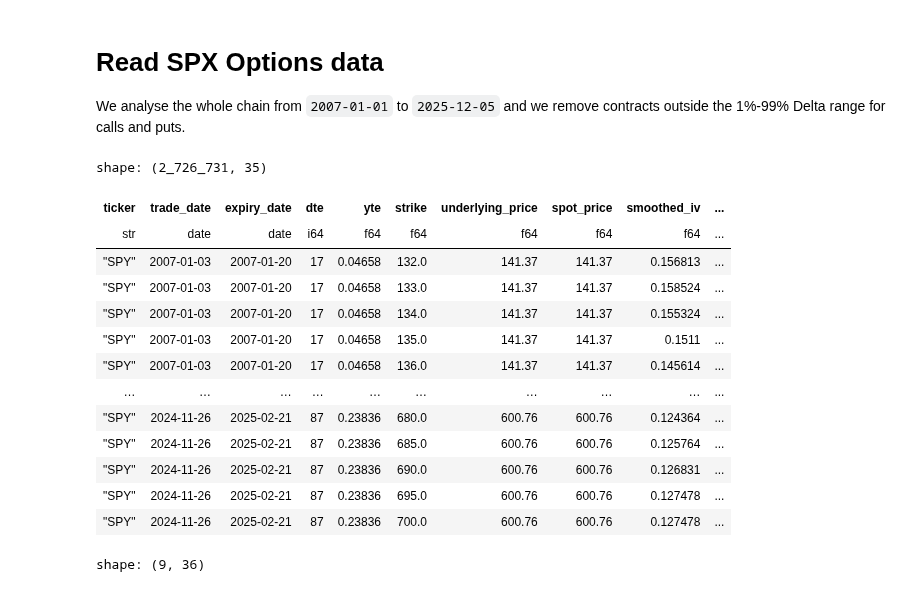
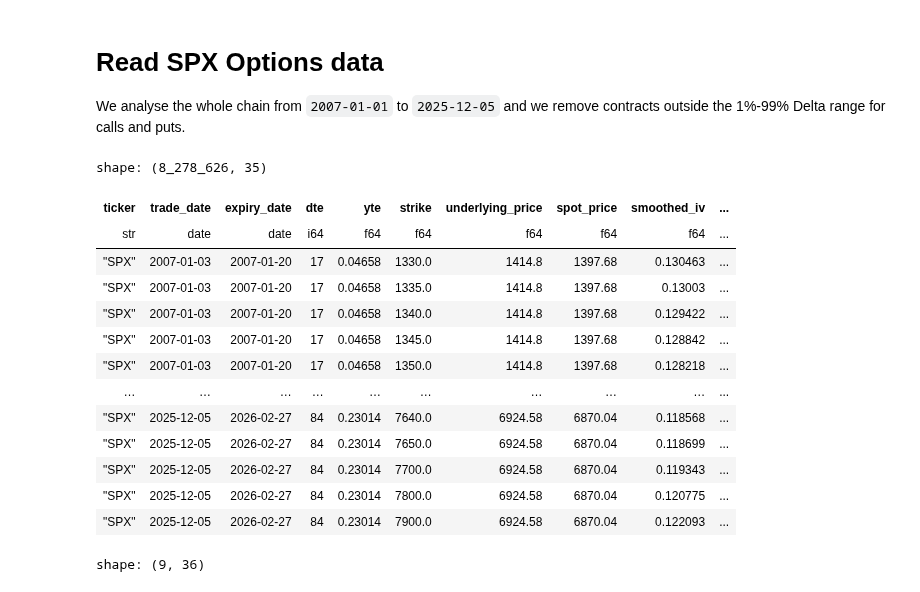
Before and after one commit to anthonymakarewicz/volatility-trading, a Jupyter notebook: notebooks/orats_spx_panel_eda_validation.ipynb, the cells around one changed output. Drawn from its saved outputs; the diff is of its cells as text; code cells hidden in the pictures.

```diff
--- a/notebooks/orats_spx_panel_eda_validation.ipynb
+++ b/notebooks/orats_spx_panel_eda_validation.ipynb
@@ -43,46 +58,46 @@ cols = [
     "underlying_price",
     "spot_price",
     "smoothed_iv",
     "call_mid_iv","put_mid_iv",
     "call_volume", "put_volume",
     "call_open_interest", "put_open_interest",
     "call_rel_spread", "put_rel_spread",
     "call_bid_price", "put_bid_price",
     "call_mid_price", "put_mid_price",
     "call_ask_price", "put_ask_price",
     "call_delta", "put_delta",
     "call_gamma", "put_gamma",
     "call_theta", "put_theta",
     "call_vega", "put_vega",
     "call_rho", "put_rho",
     "risk_free_rate", "dividend_yield",
 ]
 
-lf = load_orats_panel_lazy("SPY", columns=cols)
+lf = load_orats_panel_lazy("SPX", columns=cols)
 lf = lf.filter(
     pl.col("trade_date").is_between(start, end),
     pl.col("call_delta").abs().is_between(0.01, 0.99),
     pl.col("put_delta").abs().is_between(0.01, 0.99),
 )
 
 df = lf.collect()
 df_long = orats_wide_to_long(df).filter().collect()
 df
 # %% [output]
-shape: (2_726_731, 35)
+shape: (8_278_626, 35)
 | ticker | trade_date | expiry_date | dte | yte | strike | underlying_price | spot_price | smoothed_iv | ... |
 | str | date | date | i64 | f64 | f64 | f64 | f64 | f64 | ... |
-| "SPY" | 2007-01-03 | 2007-01-20 | 17 | 0.04658 | 132.0 | 141.37 | 141.37 | 0.156813 | ... |
-| "SPY" | 2007-01-03 | 2007-01-20 | 17 | 0.04658 | 133.0 | 141.37 | 141.37 | 0.158524 | ... |
-| "SPY" | 2007-01-03 | 2007-01-20 | 17 | 0.04658 | 134.0 | 141.37 | 141.37 | 0.155324 | ... |
-| "SPY" | 2007-01-03 | 2007-01-20 | 17 | 0.04658 | 135.0 | 141.37 | 141.37 | 0.1511 | ... |
-| "SPY" | 2007-01-03 | 2007-01-20 | 17 | 0.04658 | 136.0 | 141.37 | 141.37 | 0.145614 | ... |
+| "SPX" | 2007-01-03 | 2007-01-20 | 17 | 0.04658 | 1330.0 | 1414.8 | 1397.68 | 0.130463 | ... |
+| "SPX" | 2007-01-03 | 2007-01-20 | 17 | 0.04658 | 1335.0 | 1414.8 | 1397.68 | 0.13003 | ... |
+| "SPX" | 2007-01-03 | 2007-01-20 | 17 | 0.04658 | 1340.0 | 1414.8 | 1397.68 | 0.129422 | ... |
+| "SPX" | 2007-01-03 | 2007-01-20 | 17 | 0.04658 | 1345.0 | 1414.8 | 1397.68 | 0.128842 | ... |
+| "SPX" | 2007-01-03 | 2007-01-20 | 17 | 0.04658 | 1350.0 | 1414.8 | 1397.68 | 0.128218 | ... |
 | … | … | … | … | … | … | … | … | … | ... |
-| "SPY" | 2024-11-26 | 2025-02-21 | 87 | 0.23836 | 680.0 | 600.76 | 600.76 | 0.124364 | ... |
-| "SPY" | 2024-11-26 | 2025-02-21 | 87 | 0.23836 | 685.0 | 600.76 | 600.76 | 0.125764 | ... |
-| "SPY" | 2024-11-26 | 2025-02-21 | 87 | 0.23836 | 690.0 | 600.76 | 600.76 | 0.126831 | ... |
-| "SPY" | 2024-11-26 | 2025-02-21 | 87 | 0.23836 | 695.0 | 600.76 | 600.76 | 0.127478 | ... |
-| "SPY" | 2024-11-26 | 2025-02-21 | 87 | 0.23836 | 700.0 | 600.76 | 600.76 | 0.127478 | ... |
+| "SPX" | 2025-12-05 | 2026-02-27 | 84 | 0.23014 | 7640.0 | 6924.58 | 6870.04 | 0.118568 | ... |
+| "SPX" | 2025-12-05 | 2026-02-27 | 84 | 0.23014 | 7650.0 | 6924.58 | 6870.04 | 0.118699 | ... |
+| "SPX" | 2025-12-05 | 2026-02-27 | 84 | 0.23014 | 7700.0 | 6924.58 | 6870.04 | 0.119343 | ... |
+| "SPX" | 2025-12-05 | 2026-02-27 | 84 | 0.23014 | 7800.0 | 6924.58 | 6870.04 | 0.120775 | ... |
+| "SPX" | 2025-12-05 | 2026-02-27 | 84 | 0.23014 | 7900.0 | 6924.58 | 6870.04 | 0.122093 | ... |
 # %%
 df.describe()
 # %% [output]
```
Also changed, not shown: parts of 2 cells of this notebook, 4 other files.
